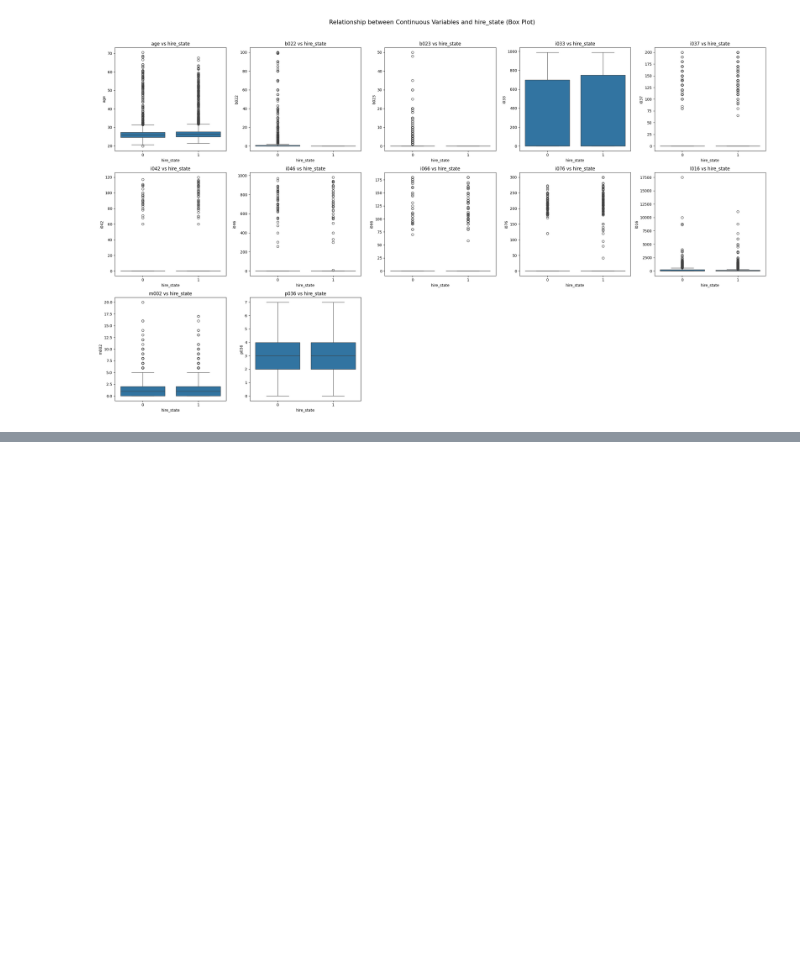
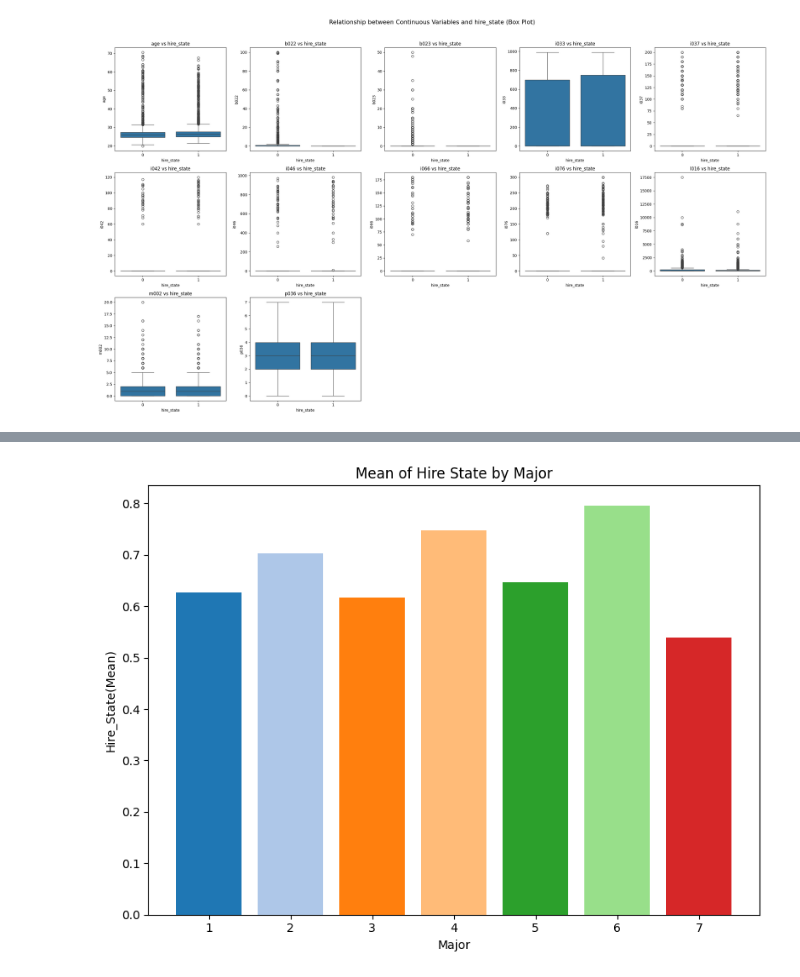
Before and after one commit to Encore-SKN-9/ml_4team, a Jupyter notebook: preprocessing_final_final.ipynb, the cells around one changed output, grey strips where cells are left out. Cells and saved outputs as stored; diff of their text form; code cells hidden in the pictures; blank space fills up the shorter version.

```diff
--- a/preprocessing_final_final.ipynb
+++ b/preprocessing_final_final.ipynb
@@ -282,0 +324,17 @@ plt.show()
+# %%
+# major별로 hire_state의 평균값 계산
+grouped = use_data.groupby('major')['hire_state'].mean()
+
+num_bars = len(grouped)
+colors = plt.cm.tab20(range(num_bars))
+
+# 그래프 출력
+plt.figure(figsize=(8, 6))
+plt.bar(grouped.index, grouped.values, color=colors)
+plt.xlabel('Major')
+plt.ylabel('Hire_State(Mean)')
+plt.title('Mean of Hire State by Major')
+plt.tight_layout()
+plt.show()
+# %% [output]
+[figure, added]
```
Also changed, not shown: parts of 4 cells of this notebook, 9 other files.
